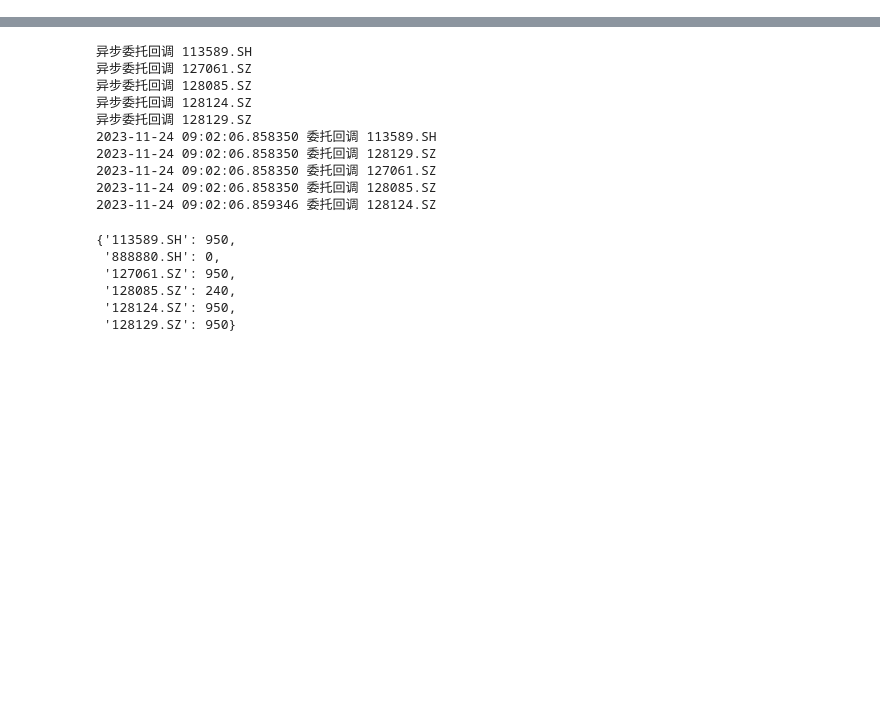
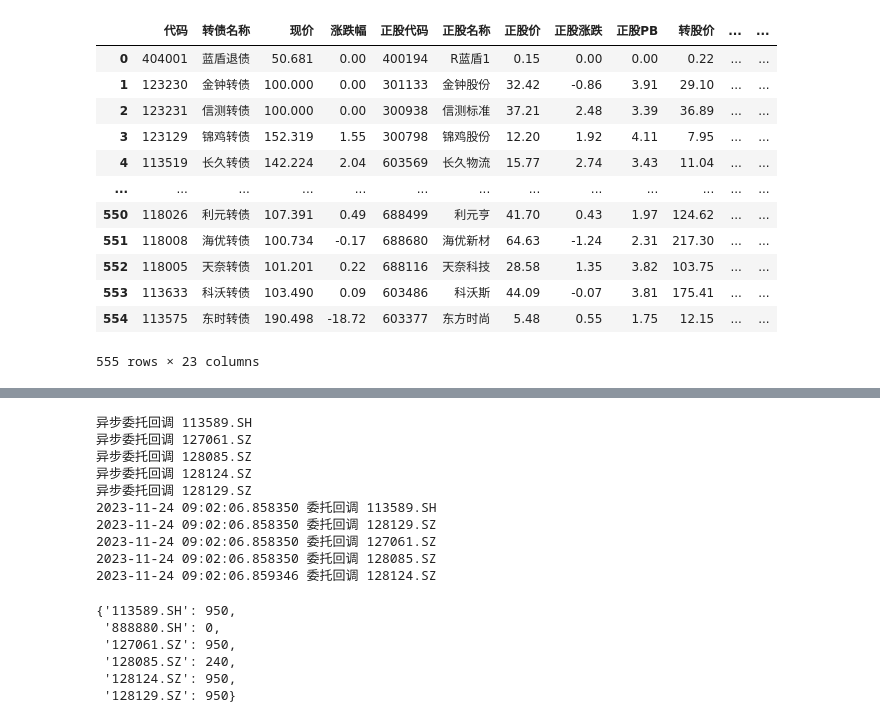
Before and after one commit to ZGarry/kezhuanzhai, a Jupyter notebook: qmt/try.ipynb, the cells around one changed output, grey strips where cells are left out. Saved outputs shown, nothing was run; the diff lists cells and outputs as text; code cells hidden in the pictures; blank space fills up the shorter version.

```diff
--- a/qmt/try.ipynb
+++ b/qmt/try.ipynb
@@ -11,0 +129,19 @@ my = MyPos(xt_trader, acc)
+# %%
+all_cube = ak.bond_cb_jsl(
+    cookie=S2)
+# %%
+all_cube
+# %% [output]
+|  | 代码 | 转债名称 | 现价 | 涨跌幅 | 正股代码 | 正股名称 | 正股价 | 正股涨跌 | 正股PB | 转股价 | ... | ... |
+| 0 | 404001 | 蓝盾退债 | 50.681 | 0.00 | 400194 | R蓝盾1 | 0.15 | 0.00 | 0.00 | 0.22 | ... | ... |
+| 1 | 123230 | 金钟转债 | 100.000 | 0.00 | 301133 | 金钟股份 | 32.42 | -0.86 | 3.91 | 29.10 | ... | ... |
+| 2 | 123231 | 信测转债 | 100.000 | 0.00 | 300938 | 信测标准 | 37.21 | 2.48 | 3.39 | 36.89 | ... | ... |
+| 3 | 123129 | 锦鸡转债 | 152.319 | 1.55 | 300798 | 锦鸡股份 | 12.20 | 1.92 | 4.11 | 7.95 | ... | ... |
+| 4 | 113519 | 长久转债 | 142.224 | 2.04 | 603569 | 长久物流 | 15.77 | 2.74 | 3.43 | 11.04 | ... | ... |
+| ... | ... | ... | ... | ... | ... | ... | ... | ... | ... | ... | ... | ... |
+| 550 | 118026 | 利元转债 | 107.391 | 0.49 | 688499 | 利元亨 | 41.70 | 0.43 | 1.97 | 124.62 | ... | ... |
+| 551 | 118008 | 海优转债 | 100.734 | -0.17 | 688680 | 海优新材 | 64.63 | -1.24 | 2.31 | 217.30 | ... | ... |
+| 552 | 118005 | 天奈转债 | 101.201 | 0.22 | 688116 | 天奈科技 | 28.58 | 1.35 | 3.82 | 103.75 | ... | ... |
+| 553 | 113633 | 科沃转债 | 103.490 | 0.09 | 603486 | 科沃斯 | 44.09 | -0.07 | 3.81 | 175.41 | ... | ... |
+| 554 | 113575 | 东时转债 | 190.498 | -18.72 | 603377 | 东方时尚 | 5.48 | 0.55 | 1.75 | 12.15 | ... | ... |
+555 rows × 23 columns
```
Also changed, not shown: parts of 20 cells of this notebook, 3 other files.
